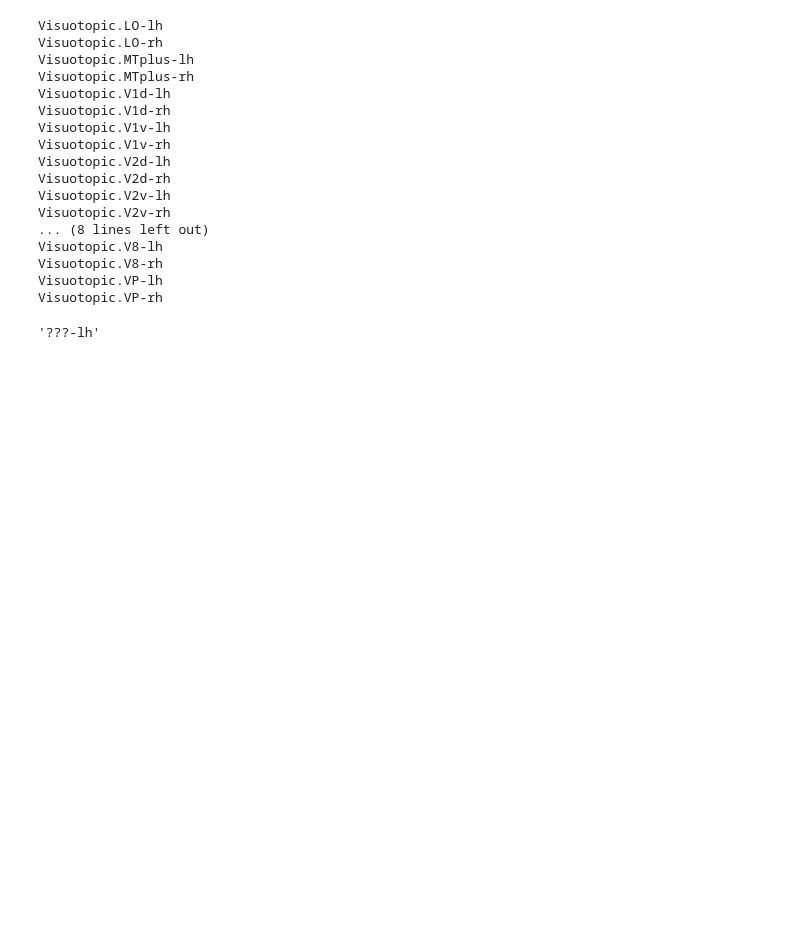
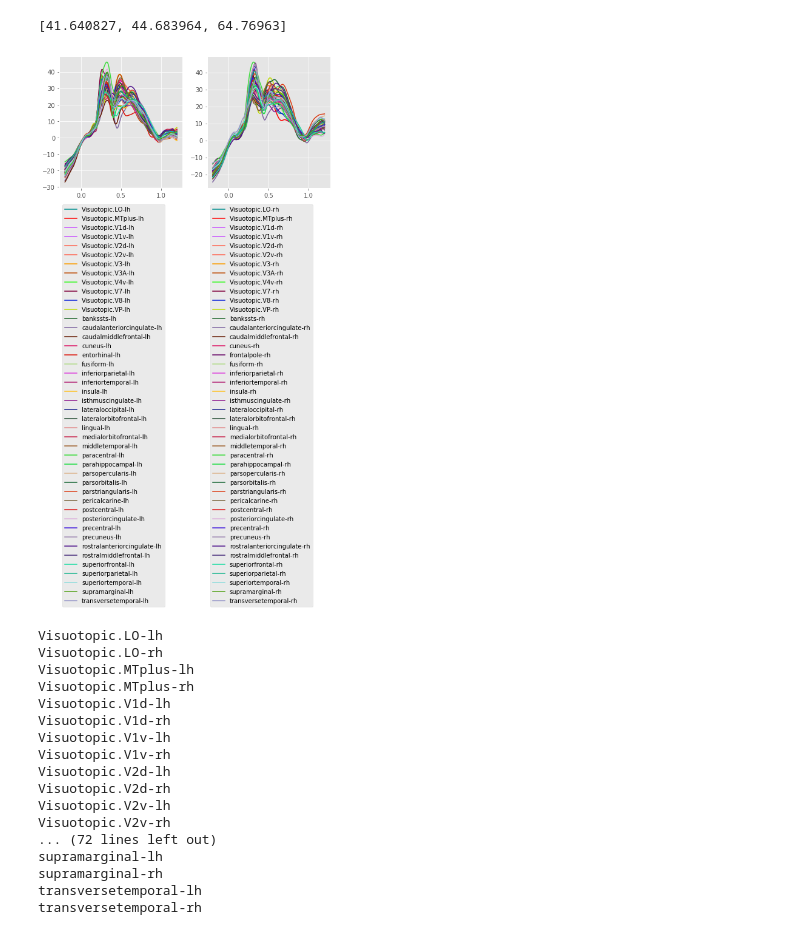
Before and after one commit to listenzcc/MEG_toolbox_zcc, a Jupyter notebook: analysis/Untitled.ipynb, the cells around one changed output. Saved outputs shown, nothing was run; the diff lists cells and outputs as text; code cells hidden in the pictures; blank space fills up the shorter version.

```diff
--- a/analysis/Untitled.ipynb
+++ b/analysis/Untitled.ipynb
@@ -128,19 +145,67 @@ Reading labels from parcellation...
+# %%
+stc_fsaverage = mne.read_source_estimate('stc_fsaverage')
+stc_fsaverage_baseline = mne.read_source_estimate('stc_fsaverage_baseline')
+# %%
+stc = stc_fsaverage_baseline
+stc.data = stc_fsaverage.data - stc_fsaverage_baseline.data
+# %%
+alldata = sorted(stc.data.ravel(), reverse=True)
+n = len(alldata)
+lims = [alldata[int(n * r)] for r in [0.01, 0.005, 0]]
+# lims = [alldata[int(n * r)] for r in [0.05, 0.01, 0]]
+lims
+# %% [output]
+[41.640827, 44.683964, 64.76963]
+# %%
+plt.style.use('ggplot')
+fig, axes = plt.subplots(1, 2, figsize=(8, 4))
+
+times = stc.times
+select_labels = dict()
+for name in labels:
+    label = labels[name]
+    color = label.color
+    try:
+        stc_inlabel = stc.in_label(label)
+    except ValueError:
+        continue
+    data = stc_inlabel.data
+    # print(name, color, data.shape)
+
+    sort = sorted(data.ravel(), reverse=True)
+    if sort[100] < lims[0]:
+        continue
+
+    mean_data = np.mean(data, axis=0)
+
+    if name.endswith('-lh'):
+        ax = axes[0]
+    else:
+        ax = axes[1]
+
+    ax.plot(times, mean_data, c=color, label=name)
+
+    select_labels[name] = label
+
+for j in [0, 1]:
+    axes[j].legend(loc='upper left', bbox_to_anchor=(0, -0.1))
+# %% [output]
+[figure, added]
 # %%
-alldata = sorted(stc_fsaverage.data.ravel(), reverse=True)
-n = len(alldata)
 surfer_kwargs = dict(hemi='both',
                      clim=dict(kind='value',
-                               lims=[alldata[int(n * r)] for r in [0.05, 0.01, 0]]),
+                               lims=lims),
                      views='lateral',
-                     initial_time=0.4,
+                     initial_time=0.3,
                      time_unit='s',
                      size=(800, 800),
-                     smoothing_steps=10)
+                     smoothing_steps=10,
+                     subject='fsaverage')
 
 # This can not be operated using VS code
-brain = stc_fsaverage.plot(**surfer_kwargs)
+brain = stc.plot(**surfer_kwargs)
 
-for name in labels:
+for name in select_labels:
     print(name)
     brain.add_label(labels[name], borders=True)
 
@@ -158,12 +223,8 @@ Visuotopic.V2d-lh
 Visuotopic.V2d-rh
 Visuotopic.V2v-lh
 Visuotopic.V2v-rh
-... (8 lines left out)
-Visuotopic.V8-lh
-Visuotopic.V8-rh
-Visuotopic.VP-lh
-Visuotopic.VP-rh
+... (72 lines left out)
+supramarginal-lh
+supramarginal-rh
+transversetemporal-lh
+transversetemporal-rh
-# %%
-labels[0].name
-# %% [output]
-'???-lh'
```
Also changed, not shown: parts of 5 cells of this notebook, 14 other files.
